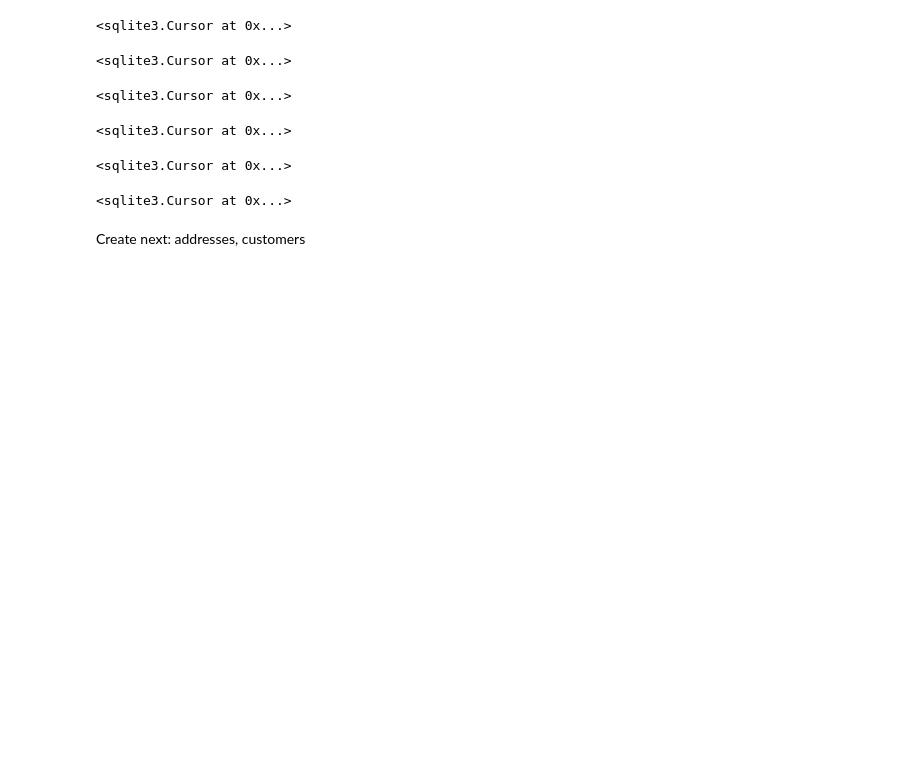
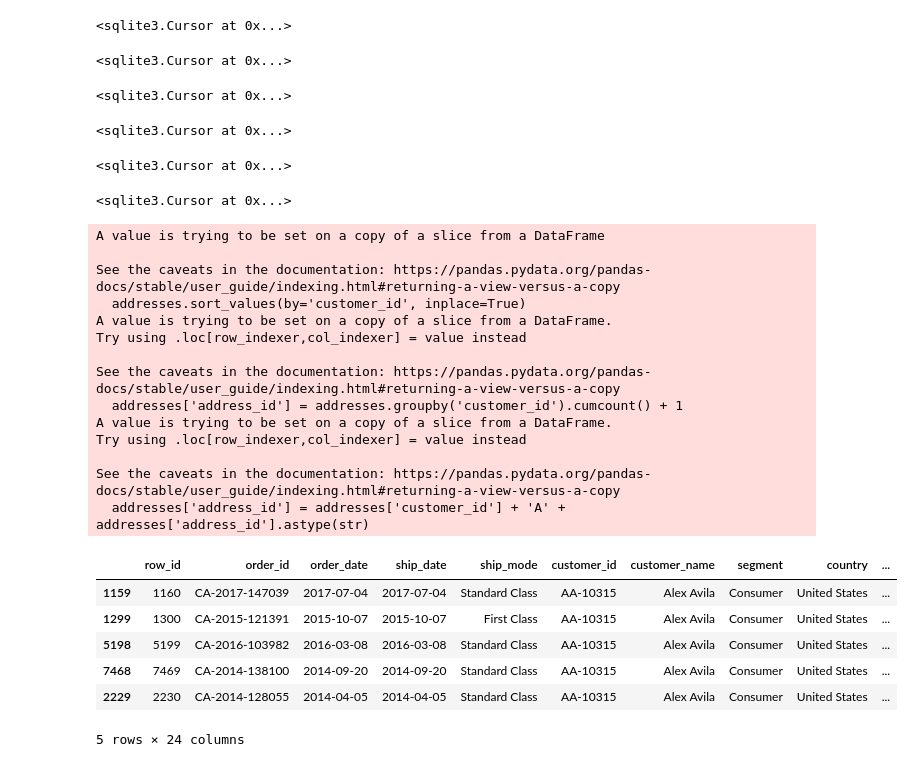
Before and after one commit to Paul-Sabin/E-Commerce, a Jupyter notebook: Data Wrangling.ipynb, the cells around one changed output. Drawn from its saved outputs; the diff is of its cells as text; code cells hidden in the pictures; blank space fills up the shorter version.

Commit message:
first imports

```diff
--- a/Data Wrangling.ipynb
+++ b/Data Wrangling.ipynb
@@ -252,5 +252,37 @@ CREATE TABLE IF NOT EXISTS "addresses" (
 ''')
 # %% [output]
 <sqlite3.Cursor at 0x...>
-# %% [markdown]
-Create next: addresses, customers
+# %%
+# Create a new DataFrame for addresses with unique combinations
+addresses = eshop.drop_duplicates(subset=['customer_id', 'country', 'city', 'state', 'postal_code'])
+
+# Sort by customer_id to maintain order
+addresses.sort_values(by='customer_id', inplace=True)
+
+# Generate a unique address_id by enumerating customer addresses
+addresses['address_id'] = addresses.groupby('customer_id').cumcount() + 1
+addresses['address_id'] = addresses['customer_id'] + 'A' + addresses['address_id'].astype(str)
+
+display(addresses.head())
+# %% [output]
+A value is trying to be set on a copy of a slice from a DataFrame
+
+See the caveats in the documentation: https://pandas.pydata.org/pandas-docs/stable/user_guide/indexing.html#returning-a-view-versus-a-copy
+  addresses.sort_values(by='customer_id', inplace=True)
+A value is trying to be set on a copy of a slice from a DataFrame.
+Try using .loc[row_indexer,col_indexer] = value instead
+
+See the caveats in the documentation: https://pandas.pydata.org/pandas-docs/stable/user_guide/indexing.html#returning-a-view-versus-a-copy
+  addresses['address_id'] = addresses.groupby('customer_id').cumcount() + 1
+A value is trying to be set on a copy of a slice from a DataFrame.
+Try using .loc[row_indexer,col_indexer] = value instead
+
+See the caveats in the documentation: https://pandas.pydata.org/pandas-docs/stable/user_guide/indexing.html#returning-a-view-versus-a-copy
+  addresses['address_id'] = addresses['customer_id'] + 'A' + addresses['address_id'].astype(str)
+|  | row_id | order_id | order_date | ship_date | ship_mode | customer_id | customer_name | segment | country | ... |
+| 1159 | 1160 | CA-2017-147039 | 2017-07-04 | 2017-07-04 | Standard Class | AA-10315 | Alex Avila | Consumer | United States | ... |
+| 1299 | 1300 | CA-2015-121391 | 2015-10-07 | 2015-10-07 | First Class | AA-10315 | Alex Avila | Consumer | United States | ... |
+| 5198 | 5199 | CA-2016-103982 | 2016-03-08 | 2016-03-08 | Standard Class | AA-10315 | Alex Avila | Consumer | United States | ... |
+| 7468 | 7469 | CA-2014-138100 | 2014-09-20 | 2014-09-20 | Standard Class | AA-10315 | Alex Avila | Consumer | United States | ... |
+| 2229 | 2230 | CA-2014-128055 | 2014-04-05 | 2014-04-05 | Standard Class | AA-10315 | Alex Avila | Consumer | United States | ... |
+5 rows × 24 columns
```
Also changed, not shown: parts of 13 cells of this notebook, 1 other file.
